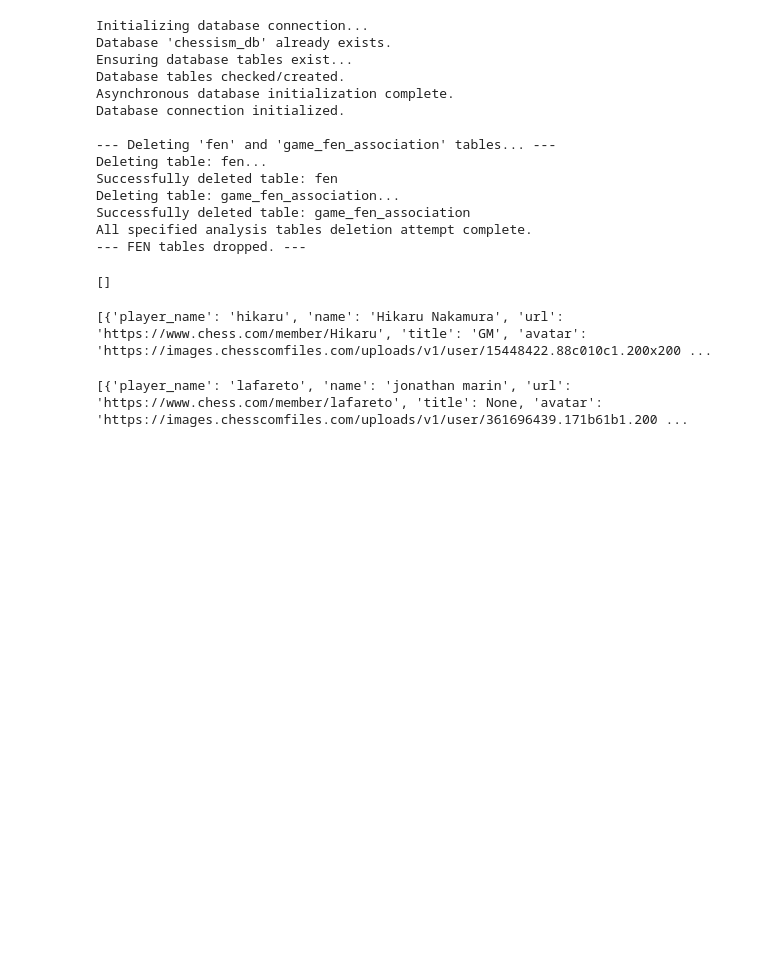
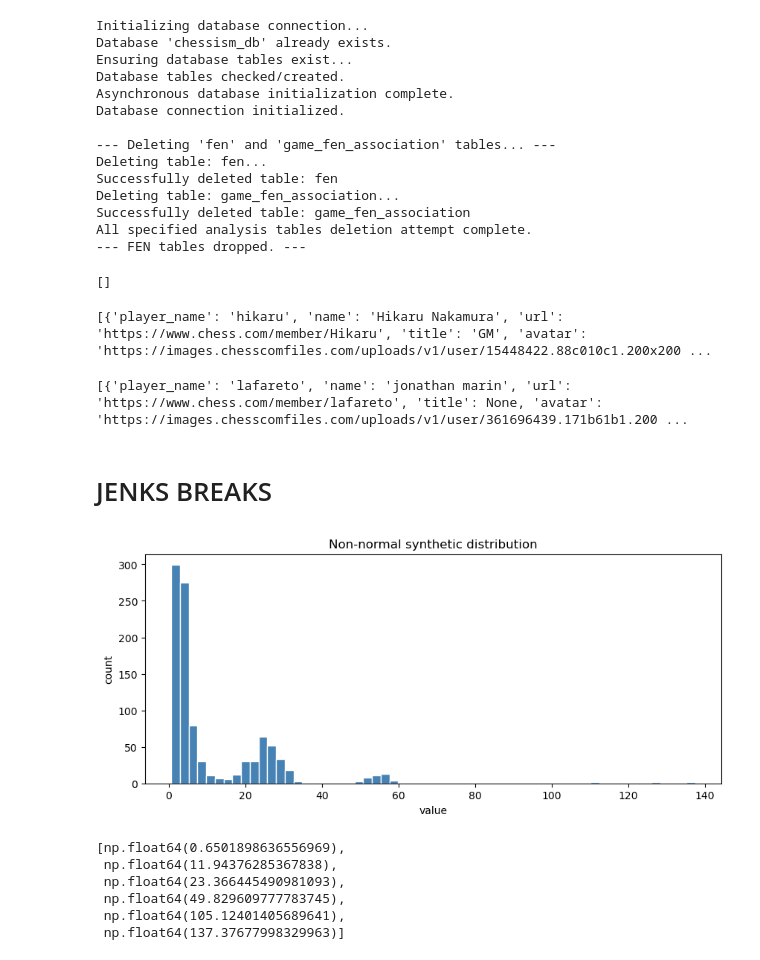
Before and after one commit to marinlafare/last_chessism, a Jupyter notebook: testing.ipynb, the cells around one changed output. Cells and saved outputs as stored; diff of their text form; code cells hidden in the pictures; blank space fills up the shorter version.

```diff
--- a/testing.ipynb
+++ b/testing.ipynb
@@ -855,3 +854,5 @@ hikaru_profile = await open_async_request("""
 pprint(hikaru_profile)
 # %% [output]
 [{'player_name': 'lafareto', 'name': 'jonathan marin', 'url': 'https://www.chess.com/member/lafareto', 'title': None, 'avatar': 'https://images.chesscomfiles.com/uploads/v1/user/361696439.171b61b1.200 ...
+# %% [markdown]
+# JENKS BREAKS
@@ -857,0 +862,19 @@ pprint(hikaru_profile)
+# %%
+rng = np.random.default_rng(42)
+# %%
+x1 = rng.lognormal(mean=1.2, sigma=0.55, size=700)
+x2 = rng.normal(loc=25, scale=4, size=250)
+x3 = rng.normal(loc=55, scale=3, size=40)
+outliers = rng.uniform(90, 140, size=10)
+# %%
+x = np.concatenate([x1,x2,x3,outliers])
+x = x[np.isfinite(x)]
+x.sort()
+# %%
+plt.figure(figsize=(10,4))
+plt.hist(x, bins=60, color="steelblue", edgecolor="white")
+plt.title("Non-normal synthetic distribution")
+plt.xlabel("value"); plt.ylabel("count")
+plt.show()
+# %% [output]
+[figure, added]
@@ -857,0 +963,11 @@ pprint(hikaru_profile)
+# %%
+k = 5
+breaks = jenks_breaks(x, k)
+breaks
+# %% [output]
+[np.float64(0.6501898636556969),
+ np.float64(11.94376285367838),
+ np.float64(23.366445490981093),
+ np.float64(49.829609777783745),
+ np.float64(105.12401405689641),
+ np.float64(137.37677998329963)]
```
Also changed, not shown: parts of 11 cells of this notebook, 16 other files.
